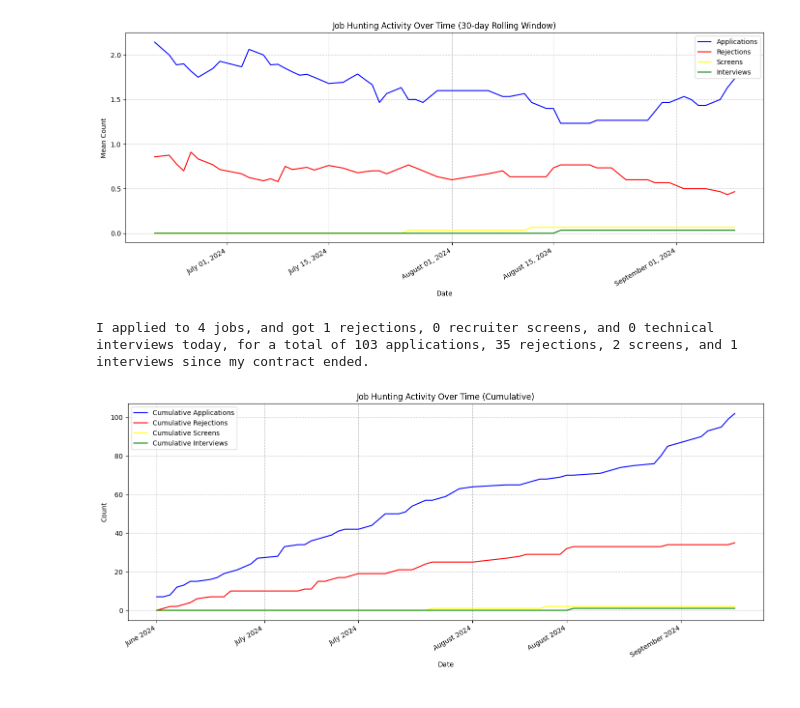
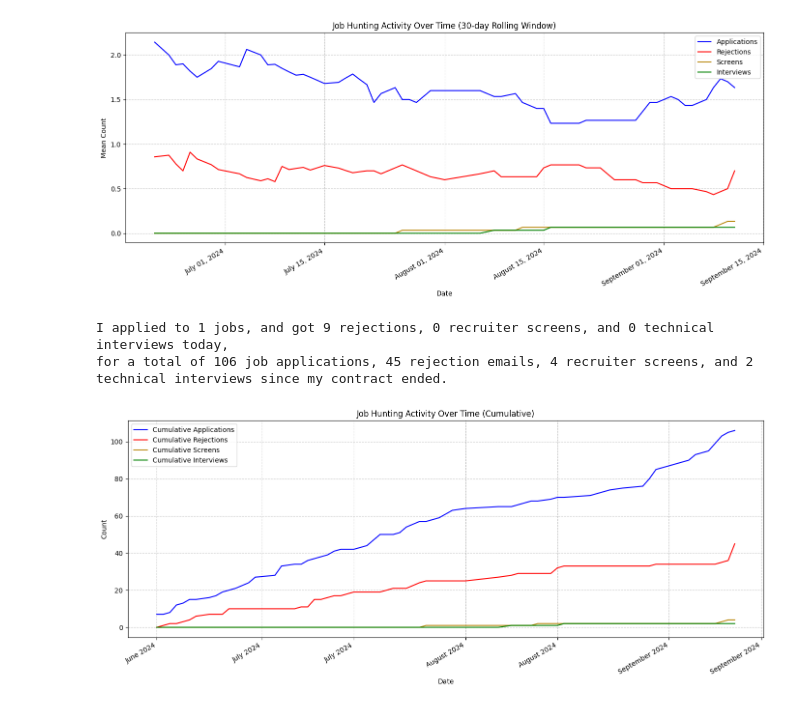
Before and after one commit to dbabbitt/job-hunting, a Jupyter notebook: visualizations/Job Hunting Activity Over Time.ipynb, the cells around one changed output. Cells and saved outputs as stored; diff of their text form; code cells hidden in the pictures.

```diff
--- a/visualizations/Job Hunting Activity Over Time.ipynb
+++ b/visualizations/Job Hunting Activity Over Time.ipynb
@@ -80,13 +83,16 @@ cypher_str = '''
     CALL {
 
         MATCH (fn:FileNames)
-        WHERE ((fn.tech_interview_completion_date <= date()) AND (fn.tech_interview_completion_date >= date("2024-06-13")))
+        WITH fn, [date IN fn.technical_interview_dates
+                  WHERE date >= date("2024-06-13") AND date <= date()] AS action_dates
+        WHERE size(action_dates) > 0
+        UNWIND action_dates AS action_date
         RETURN
-            fn.tech_interview_completion_date AS action_date,
+            action_date,
             0 AS application_count,
             0 AS rejection_count,
             0 AS screen_count,
-            COUNT(fn.tech_interview_completion_date) AS interview_count
+            1 AS interview_count
 
         UNION
 
@@ -149,35 +155,35 @@ if row_objs_list:
     fig, ax = plt.subplots(figsize=(14, 6))  # Increased width to accommodate longer labels
 
     # Plot the data
     window = 30
     min_periods = 7
     ax.plot(df.index, df['total_applications'].rolling(window=window, min_periods=min_periods).mean(), label='Applications', color='blue')
     ax.plot(df.index, df['total_rejections'].rolling(window=window, min_periods=min_periods).mean(), label='Rejections', color='red')
-    ax.plot(df.index, df['total_screens'].rolling(window=window, min_periods=min_periods).mean(), label='Screens', color='yellow')
+    ax.plot(df.index, df['total_screens'].rolling(window=window, min_periods=min_periods).mean(), label='Screens', color='#b8860b')  # hex code for dark yellow
     ax.plot(df.index, df['total_interviews'].rolling(window=window, min_periods=min_periods).mean(), label='Interviews', color='green')
 
     # Customize the plot
     ax.set_title(f'Job Hunting Activity Over Time ({window}-day Rolling Window)')
     ax.set_xlabel('Date')
     ax.set_ylabel('Mean Count')
     ax.legend()
     ax.grid(True, linestyle='--', alpha=0.7)
 
     # Format x-axis ticks
     # ax.xaxis.set_major_formatter(mdates.DateFormatter('%A, %B %d'))
     ax.xaxis.set_major_formatter(mdates.DateFormatter('%B %d, %Y'))
     # ax.xaxis.set_major_locator(mdates.DayLocator())
 
     # Rotate and align the tick labels so they look better
     fig.autofmt_xdate()
 
     # Adjust layout to prevent cutting off labels
     fig.tight_layout()
 
     # Show the plot
     plt.show()
 # %% [output]
-[figure, old version]
+[figure, new version]
 # %%
 
 total_applications = df.sum().total_applications
@@ -197,10 +203,14 @@ else:
     todays_screens = 0
     todays_interviews = 0
 print(
-    f'I applied to {todays_applications} jobs, and got {todays_rejections} rejections, {todays_screens} recruiter screens, and {todays_interviews} technical interviews today, for a total of {total_applications} applications, {total_rejections} rejections, {total_screens} screens, and {total_interviews} interviews since my contract ended.'
+    f'I applied to {todays_applications} jobs, and got {todays_rejections} rejections, {todays_screens} recruiter screens, and {todays_interviews} technical interviews today,'
 )
+print(
+    f'for a total of {total_applications} job applications, {total_rejections} rejection emails, {total_screens} recruiter screens, and {total_interviews} technical interviews since my contract ended.'
+)
 # %% [output]
-I applied to 4 jobs, and got 1 rejections, 0 recruiter screens, and 0 technical interviews today, for a total of 103 applications, 35 rejections, 2 screens, and 1 interviews since my contract ended.
+I applied to 1 jobs, and got 9 rejections, 0 recruiter screens, and 0 technical interviews today,
+for a total of 106 job applications, 45 rejection emails, 4 recruiter screens, and 2 technical interviews since my contract ended.
 # %%
 
 # Create the figure and axis objects
@@ -209,7 +219,7 @@ fig, ax = plt.subplots(figsize=(14, 6))  # Increased width to accommodate longer
 # Plot the data
 ax.plot(df.cumsum().index, df.cumsum()['total_applications'], label='Cumulative Applications', color='blue')
 ax.plot(df.cumsum().index, df.cumsum()['total_rejections'], label='Cumulative Rejections', color='red')
-ax.plot(df.cumsum().index, df.cumsum()['total_screens'], label='Cumulative Screens', color='yellow')
+ax.plot(df.cumsum().index, df.cumsum()['total_screens'], label='Cumulative Screens', color='#b8860b')  # hex code for dark yellow
 ax.plot(df.cumsum().index, df.cumsum()['total_interviews'], label='Cumulative Interviews', color='green')
 
 # Customize the plot
@@ -233,7 +243,7 @@ fig.tight_layout()
 # Show the plot
 plt.show()
 # %% [output]
-[figure, old version]
+[figure, new version]
 # %%
 
 # Check if the lru has built its is-qualified classifier
```
Also changed, not shown: parts of 9 cells of this notebook, 15 other files.
